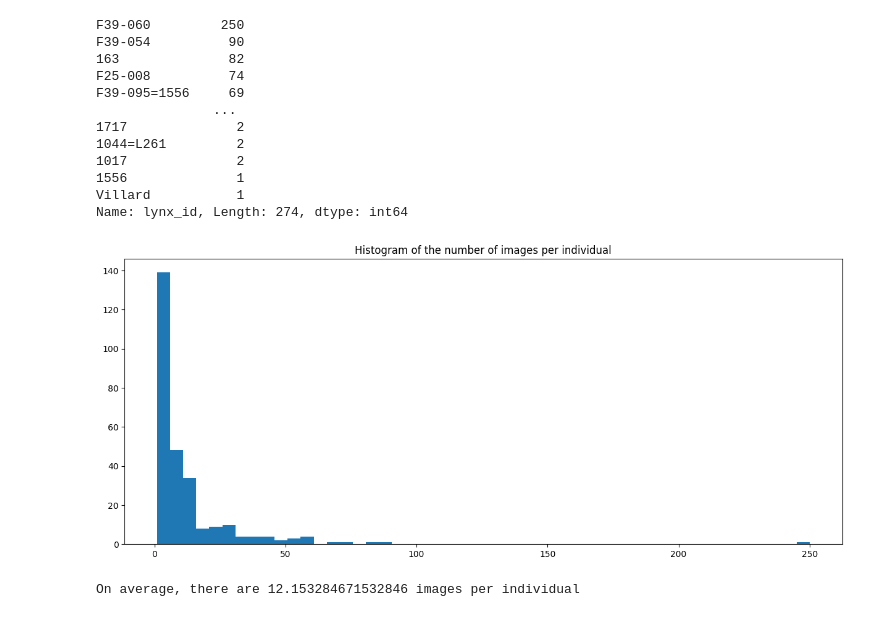
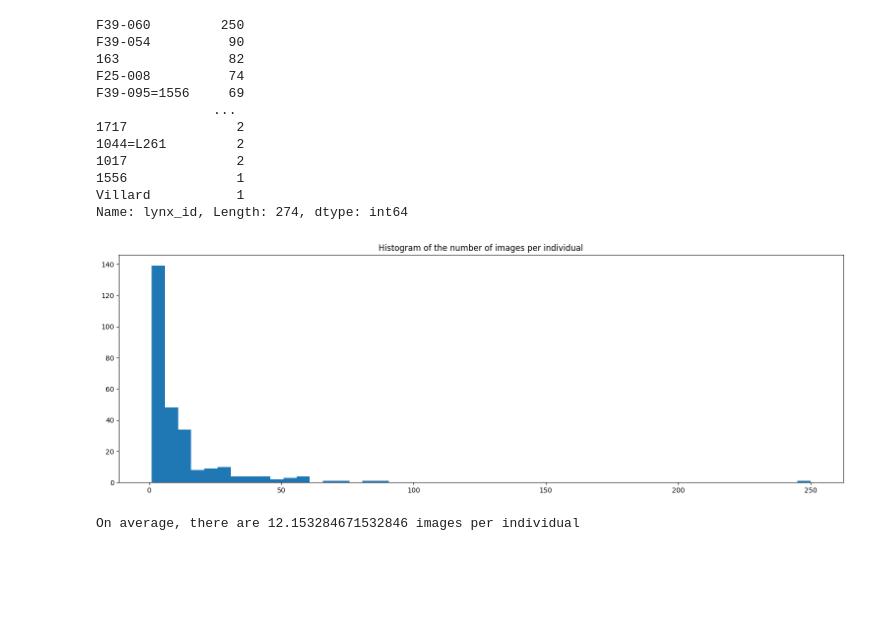
Before and after one commit to oliviergimenez/lynx-id, a Jupyter notebook: EDA/EDA.ipynb, the cells around one changed output. Drawn from its saved outputs; the diff is of its cells as text; code cells hidden in the pictures; blank space fills up the shorter version.

```diff
--- a/EDA/EDA.ipynb
+++ b/EDA/EDA.ipynb
@@ -66,12 +75,12 @@ F39-095=1556     69
 Villard           1
 Name: lynx_id, Length: 274, dtype: int64
 # %%
-plt.figure(figsize=(15, 6))
+plt.figure(figsize=(19, 6))
 plt.hist(nb_images_per_individuals, bins=50)
 plt.title("Histogram of the number of images per individual")
 plt.show()
 # %% [output]
-[figure, old version]
+[figure, new version]
 # %%
 print(f"On average, there are {np.mean(nb_images_per_individuals)} images per individual")
 # %% [output]
```
Also changed, not shown: parts of 14 cells of this notebook.
